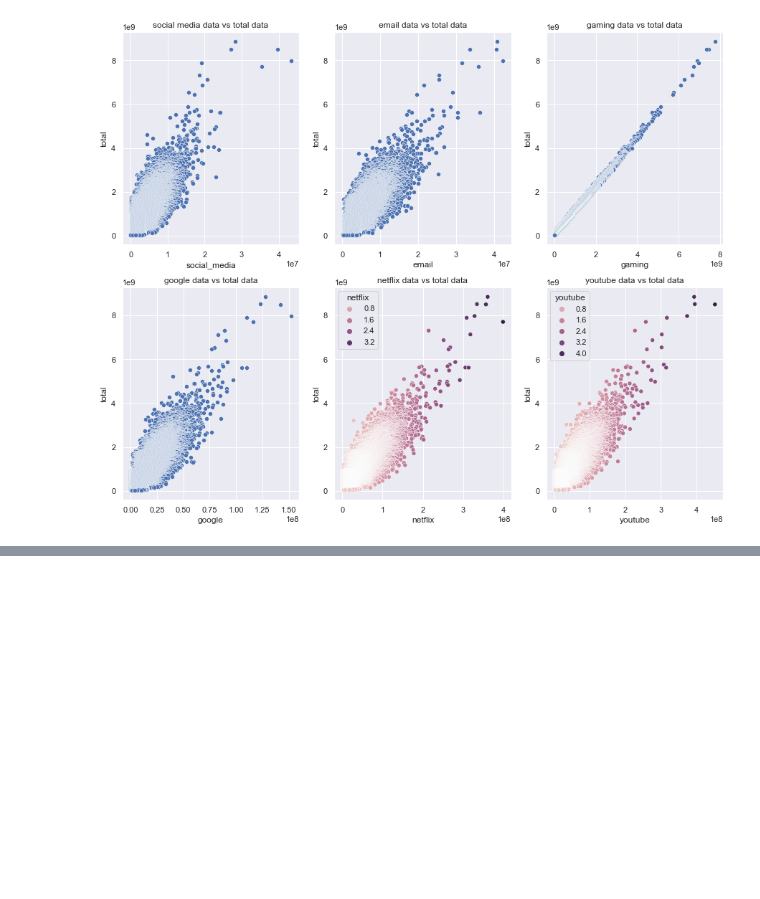
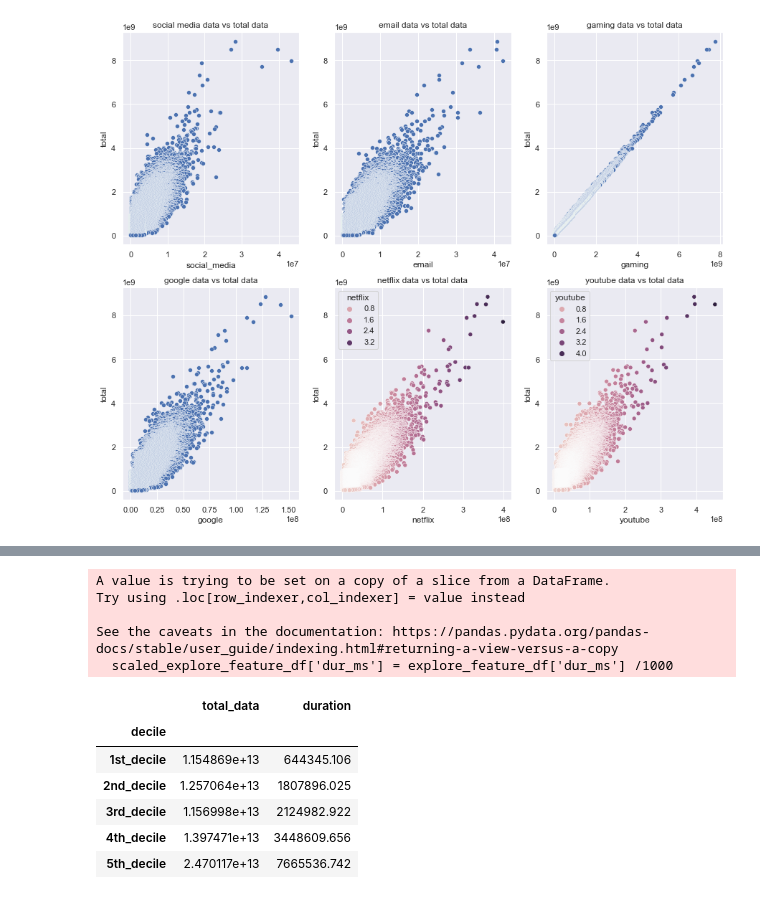
Before and after one commit to Nathnael12/Telecom_data_analysis, a Jupyter notebook: notebooks/data_exploration.ipynb, the cells around one changed output, grey strips where cells are left out. Saved outputs shown, nothing was run; the diff lists cells and outputs as text; code cells hidden in the pictures; blank space fills up the shorter version.

```diff
--- a/notebooks/data_exploration.ipynb
+++ b/notebooks/data_exploration.ipynb
@@ -550,0 +570,37 @@ plt.show()
+# %%
+from sklearn.preprocessing import MinMaxScaler
+
+
+scaled_explore_feature_df = explore_feature_df[['msisdn', 'total_data', 'dur_ms']]
+
+scaled_explore_feature_df['dur_ms'] = explore_feature_df['dur_ms'] /1000
+scaled_explore_feature_df = scaled_explore_feature_df.rename(columns={'dur_ms': 'duration'})
+
+scaled_explore_feature_df_agg = scaled_explore_feature_df.groupby('msisdn').agg({'duration':'sum', 'total_data': 'sum'})
+
+deciles = pd.qcut(scaled_explore_feature_df_agg['duration'], 5, labels=["1st_decile", "2nd_decile",
+                                                      "3rd_decile", "4th_decile",
+                                                      "5th_decile"])
+
+
+
+explore_feature_df_with_decile = scaled_explore_feature_df_agg.copy()
+
+explore_feature_df_with_decile['decile'] = deciles
+
+explore_feature_df_with_decile_agg = explore_feature_df_with_decile.groupby('decile').agg({'total_data': 'sum',
+                                                                                           'duration': 'sum'})
+explore_feature_df_with_decile_agg
+# %% [output]
+A value is trying to be set on a copy of a slice from a DataFrame.
+Try using .loc[row_indexer,col_indexer] = value instead
+
+See the caveats in the documentation: https://pandas.pydata.org/pandas-docs/stable/user_guide/indexing.html#returning-a-view-versus-a-copy
+  scaled_explore_feature_df['dur_ms'] = explore_feature_df['dur_ms'] /1000
+|  | total_data | duration |
+| decile |  |  |
+| 1st_decile | 1.154869e+13 | 644345.106 |
+| 2nd_decile | 1.257064e+13 | 1807896.025 |
+| 3rd_decile | 1.156998e+13 | 2124982.922 |
+| 4th_decile | 1.397471e+13 | 3448609.656 |
+| 5th_decile | 2.470117e+13 | 7665536.742 |
```
Also changed, not shown: parts of 6 cells of this notebook.
